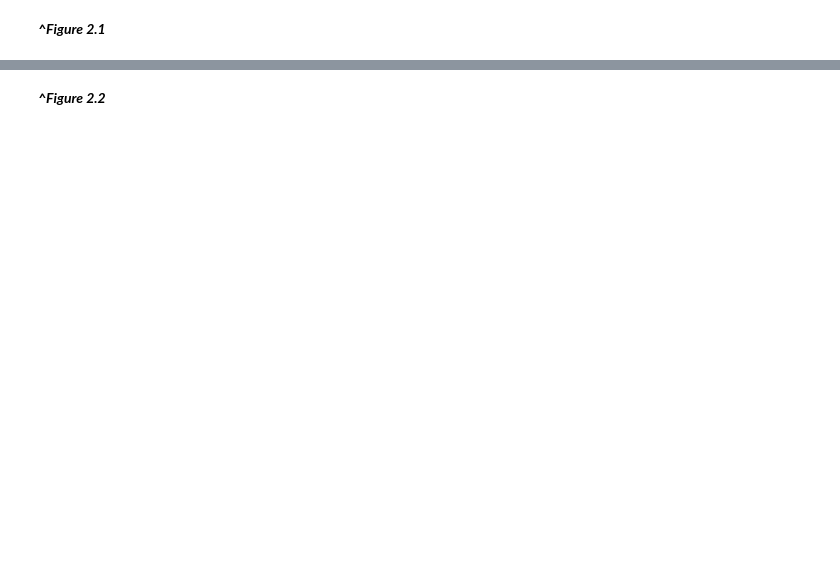
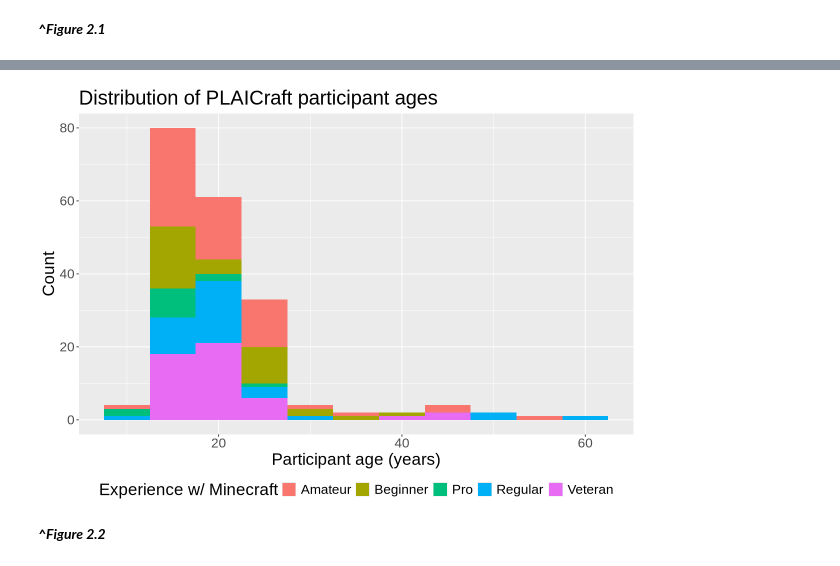
Before and after one commit to chrispy-tacos/dsci_idv_planning, a Jupyter notebook: chris_gibbons_2_idv_planning.ipynb, the cells around one changed output, grey strips where cells are left out. Cells and saved outputs as stored; diff of their text form; code cells hidden in the pictures; blank space fills up the shorter version.

```diff
--- a/chris_gibbons_2_idv_planning.ipynb
+++ b/chris_gibbons_2_idv_planning.ipynb
@@ -191,4 +187,10 @@ Warning message:
 # %% [markdown]
 ***^Figure 2.1***
 # %%
-#WIP
+players_histogram <- ggplot(players_data, aes(x = Age, fill = experience)) +
+    geom_histogram(binwidth = 5) +
+    labs(x = "Participant age (years)", y = "Count", fill = "Experience w/ Minecraft") +
+    ggtitle("Distribution of PLAICraft participant ages") +
+    theme(text = element_text(size = 20), legend.position = "bottom")
+players_histogram
+# %% [output]
@@ -195,2 +199,3 @@ Warning message:
+[figure, added]
 # %% [markdown]
 ***^Figure 2.2***
```
Also changed, not shown: parts of 9 cells of this notebook.
